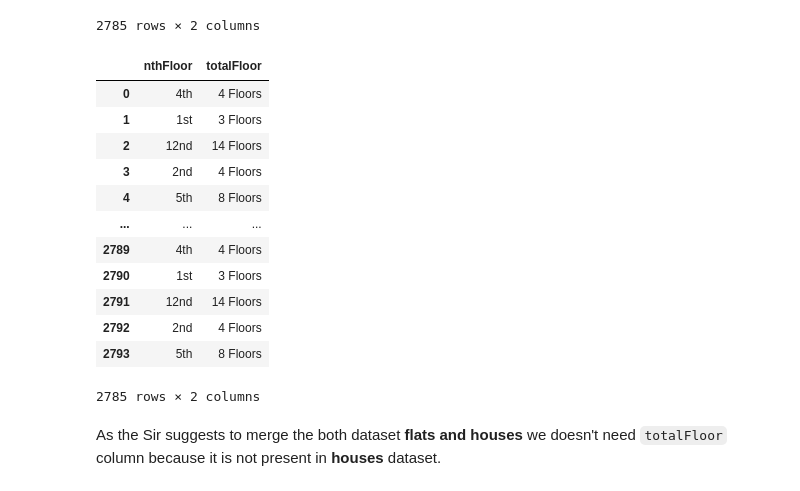
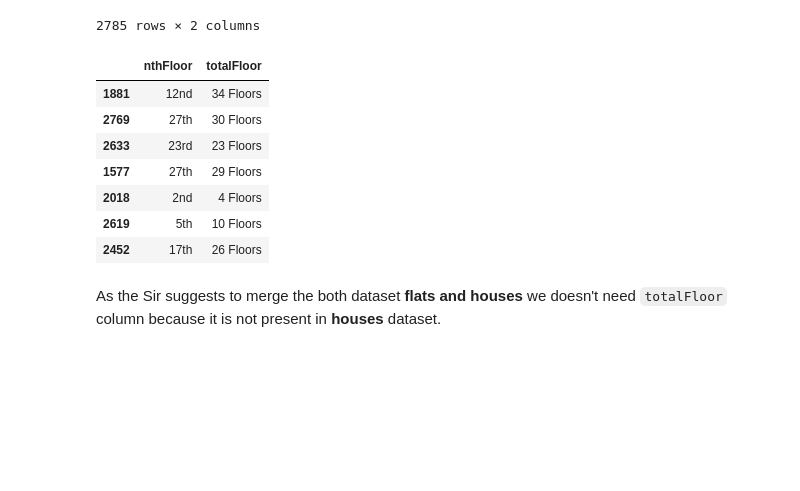
Before and after one commit to arv-anshul/campusx-project-notebooks, a Jupyter notebook: notebooks/flats/1.0_CLEANING.ipynb, the cells around one changed output. Drawn from its saved outputs; the diff is of its cells as text; code cells hidden in the pictures; blank space fills up the shorter version.

```diff
--- a/notebooks/flats/1.0_CLEANING.ipynb
+++ b/notebooks/flats/1.0_CLEANING.ipynb
@@ -357,21 +319,16 @@ df['floorNum'].str.split(' of ', expand=True)
 2785 rows × 2 columns
 # %%
 df[['nthFloor', 'totalFloor']] = df['floorNum'].str.split(' of ', expand=True)
-df[['nthFloor', 'totalFloor']]
+df[['nthFloor', 'totalFloor']].sample(7)
 # %% [output]
 |  | nthFloor | totalFloor |
-| 0 | 4th | 4 Floors |
-| 1 | 1st | 3 Floors |
-| 2 | 12nd | 14 Floors |
-| 3 | 2nd | 4 Floors |
-| 4 | 5th | 8 Floors |
-| ... | ... | ... |
-| 2789 | 4th | 4 Floors |
-| 2790 | 1st | 3 Floors |
-| 2791 | 12nd | 14 Floors |
-| 2792 | 2nd | 4 Floors |
-| 2793 | 5th | 8 Floors |
+| 1881 | 12nd | 34 Floors |
+| 2769 | 27th | 30 Floors |
+| 2633 | 23rd | 23 Floors |
+| 1577 | 27th | 29 Floors |
+| 2018 | 2nd | 4 Floors |
+| 2619 | 5th | 10 Floors |
+| 2452 | 17th | 26 Floors |
-2785 rows × 2 columns
 # %%
 def handle_nthFloor(x: str) -> float:
     if x in ['Ground', 'Lower Ground', 'Basement']:
```
Also changed, not shown: parts of 17 cells of this notebook, 1 other file.
